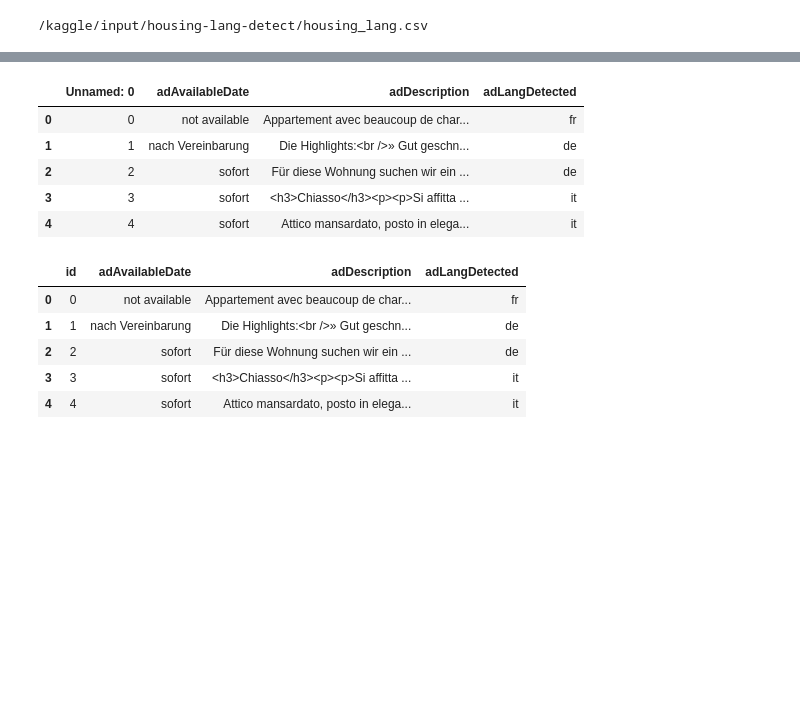
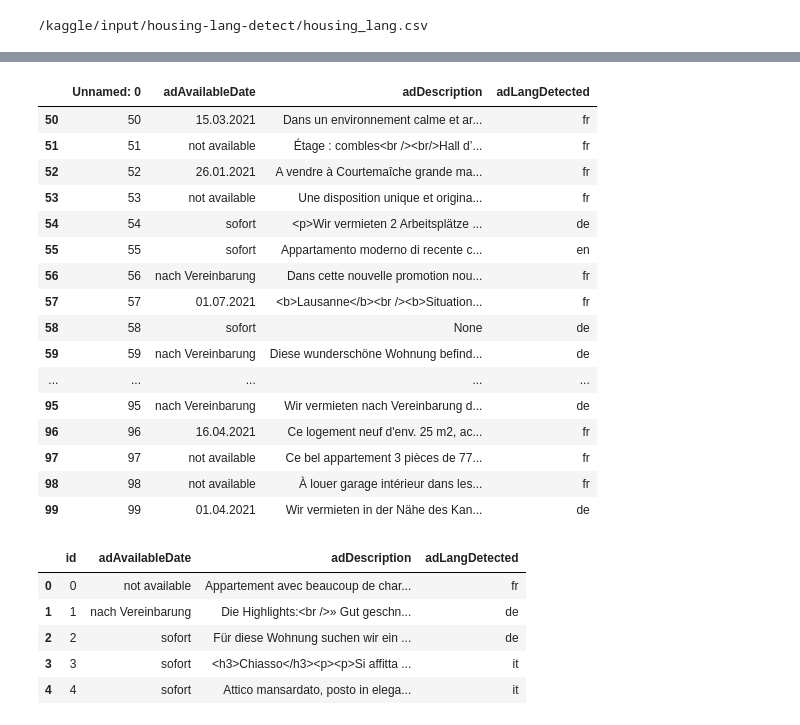
Before and after one commit to michaji/Housing_Project, a Jupyter notebook: housinglang.ipynb, the cells around one changed output, grey strips where cells are left out. Saved outputs shown, nothing was run; the diff lists cells and outputs as text; code cells hidden in the pictures; blank space fills up the shorter version.

Commit message:
Kaggle Notebook | housingLang | Version 4

```diff
--- a/housinglang.ipynb
+++ b/housinglang.ipynb
@@ -40,15 +36,26 @@ Successfully installed et-xmlfile-1.1.0 openpyxl-3.0.9
 WARNING: Running pip as the 'root' user can result in broken permissions and conflicting behaviour with the system package manager. It is recommended to use a virtual environment instead: https://pip. ...
 # %%
 data = pd.read_csv('/kaggle/input/housing-lang-detect/housing_lang.csv')
-# %%
-data.head()
-# %% [output]
-|  | Unnamed: 0 | adAvailableDate | adDescription | adLangDetected |
-| 0 | 0 | not available | Appartement avec beaucoup de char... | fr |
-| 1 | 1 | nach Vereinbarung | Die Highlights:<br />» Gut geschn... | de |
-| 2 | 2 | sofort | Für diese Wohnung suchen wir ein ... | de |
-| 3 | 3 | sofort | <h3>Chiasso</h3><p><p>Si affitta ... | it |
-| 4 | 4 | sofort | Attico mansardato, posto in elega... | it |
+# %%
+data[50:100]
+# %% [output]
+|  | Unnamed: 0 | adAvailableDate | adDescription | adLangDetected |
+| 50 | 50 | 15.03.2021 | Dans un environnement calme et ar... | fr |
+| 51 | 51 | not available | Étage : combles<br /><br/>Hall d’... | fr |
+| 52 | 52 | 26.01.2021 | A vendre à Courtemaîche grande ma... | fr |
+| 53 | 53 | not available | Une disposition unique et origina... | fr |
+| 54 | 54 | sofort | <p>Wir vermieten 2 Arbeitsplätze ... | de |
+| 55 | 55 | sofort | Appartamento moderno di recente c... | en |
+| 56 | 56 | nach Vereinbarung | Dans cette nouvelle promotion nou... | fr |
+| 57 | 57 | 01.07.2021 | <b>Lausanne</b><br /><b>Situation... | fr |
+| 58 | 58 | sofort | None | de |
+| 59 | 59 | nach Vereinbarung | Diese wunderschöne Wohnung befind... | de |
+| ... | ... | ... | ... | ... |
+| 95 | 95 | nach Vereinbarung | Wir vermieten nach Vereinbarung d... | de |
+| 96 | 96 | 16.04.2021 | Ce logement neuf d'env. 25 m2, ac... | fr |
+| 97 | 97 | not available | Ce bel appartement 3 pièces de 77... | fr |
+| 98 | 98 | not available | À louer garage intérieur dans les... | fr |
+| 99 | 99 | 01.04.2021 | Wir vermieten in der Nähe des Kan... | de |
 # %%
 data.rename(columns = {'Unnamed: 0':'id'}, inplace=True)
 # %%
```
Also changed, not shown: parts of 43 cells of this notebook.
